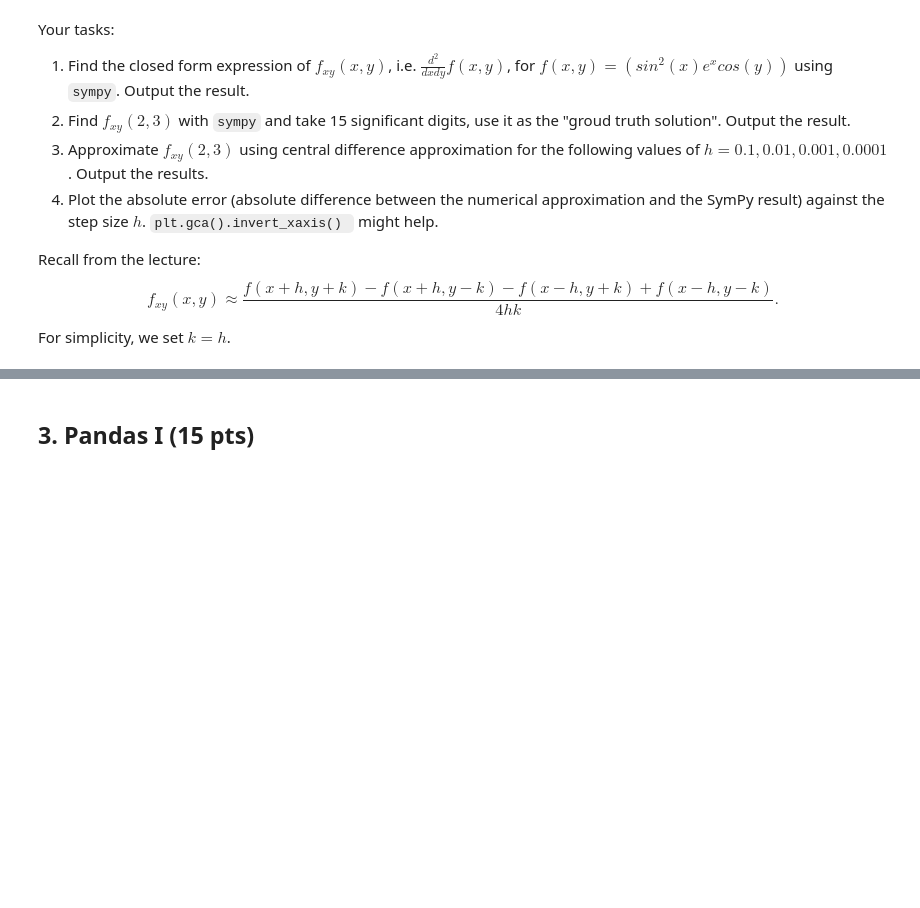
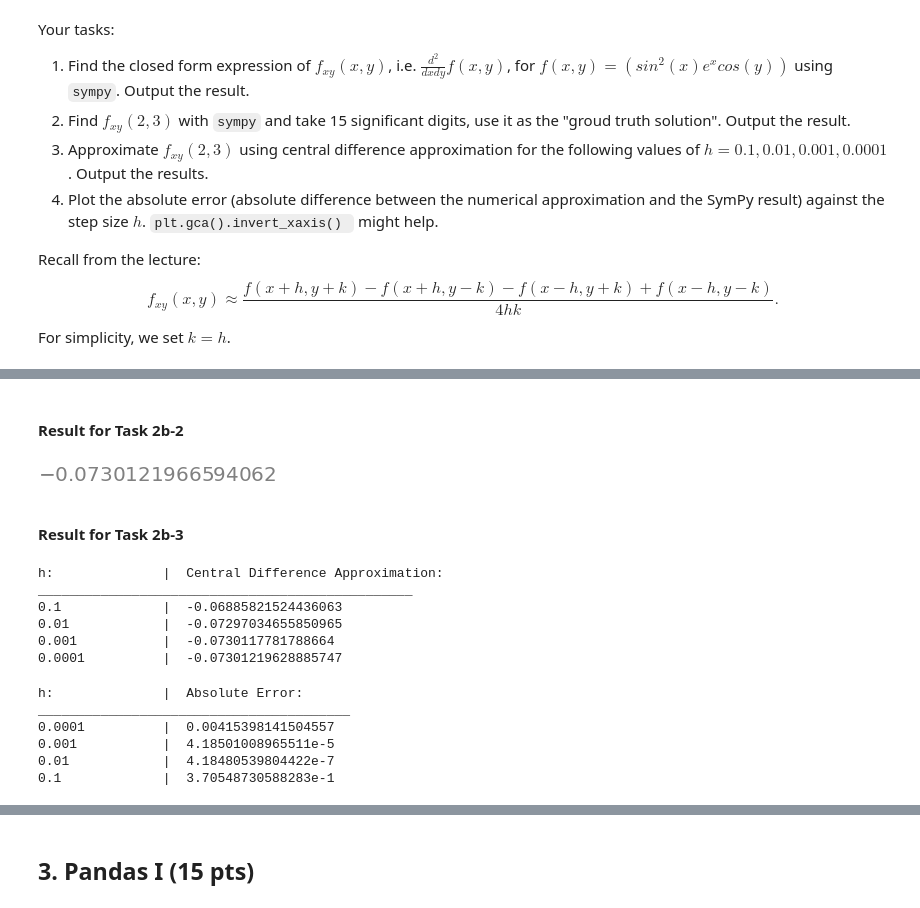
Before and after one commit to eshakrani/AMS595, a Jupyter notebook: Python/Assignment_3/Py_Project_3.ipynb, the cells around one changed output, grey strips where cells are left out. Cells and saved outputs as stored; diff of their text form; code cells hidden in the pictures; blank space fills up the shorter version.

```diff
--- a/Python/Assignment_3/Py_Project_3.ipynb
+++ b/Python/Assignment_3/Py_Project_3.ipynb
@@ -134,0 +211,7 @@ For simplicity, we set $k = h$.
+# %% [markdown]
+#### Result for Task 2b-2
+# %%
+true_solution = N(dfxy.subs(x, 2).subs(y, 3), 15)
+true_solution
+# %% [output]
+[figure, added]
@@ -134,0 +245,30 @@ For simplicity, we set $k = h$.
+# %% [markdown]
+#### Result for Task 2b-3
+# %%
+print('h:\t\t|  Central Difference Approximation:')
+print('_'*48)
+for i, h in enumerate(h_list):
+    print(h, '\t\t| ', results_2[i])
+# %% [output]
+h:              |  Central Difference Approximation:
+________________________________________________
+0.1             |  -0.06885821524436063
+0.01            |  -0.07297034655850965
+0.001           |  -0.0730117781788664
+0.0001          |  -0.07301219628885747
+# %%
+# calculate the absolute error from the true value for
+#   each value of h
+errors_2 = [abs_val(result - true_solution) for result in results_2]
+
+print('h:\t\t|  Absolute Error:')
+print('_'*40)
+for i, h in enumerate(h_list[::-1]):
+    print(h, '\t\t| ', str(errors_2[i]).rstrip('0').rstrip('.'))
+# %% [output]
+h:              |  Absolute Error:
+________________________________________
+0.0001          |  0.00415398141504557
+0.001           |  4.18501008965511e-5
+0.01            |  4.18480539804422e-7
+0.1             |  3.70548730588283e-1
```
Also changed, not shown: parts of 37 cells of this notebook.
